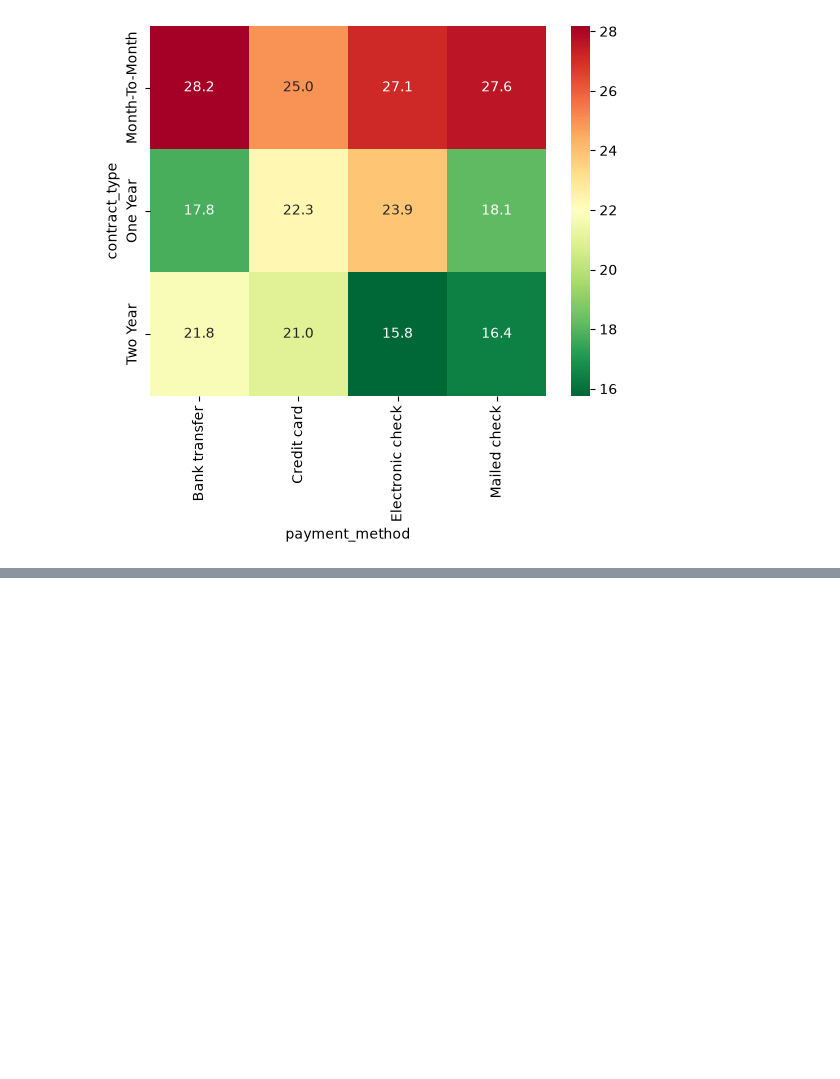
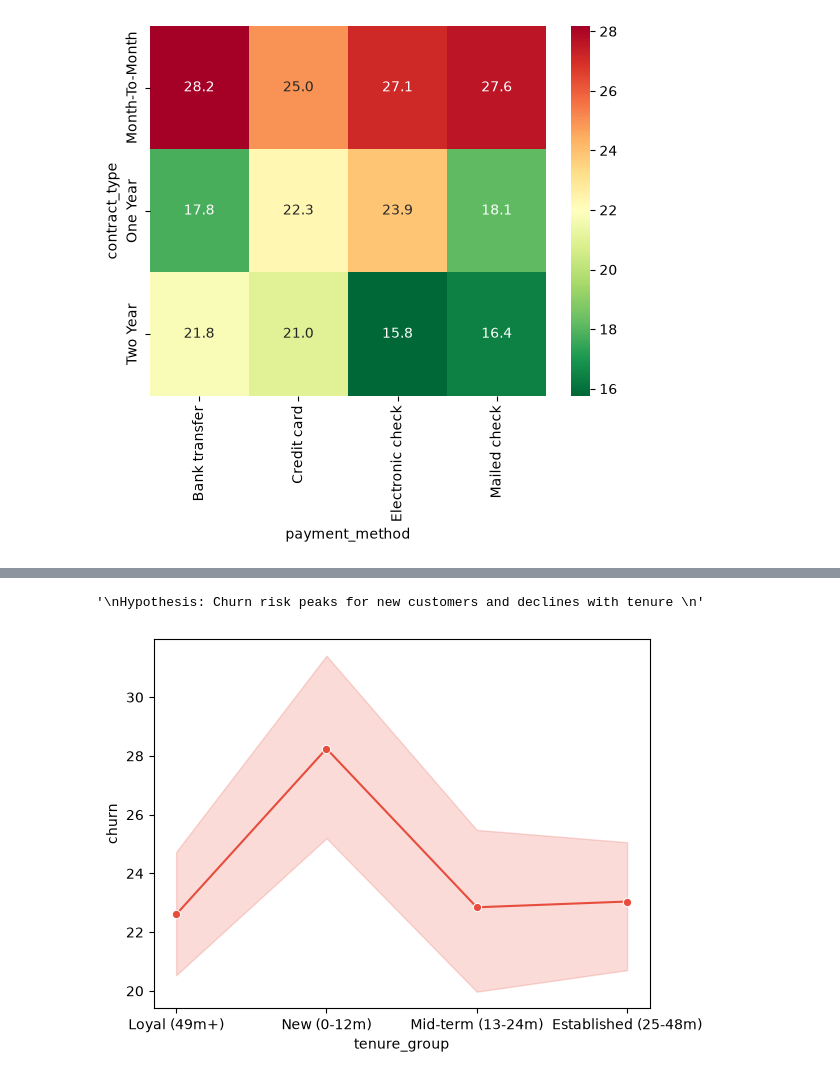
Before and after one commit to jerinira/telecom-churn-analysis, a Jupyter notebook: notebooks/03_test_exploratory_data_analysis.ipynb, the cells around one changed output, grey strips where cells are left out. Saved outputs shown, nothing was run; the diff lists cells and outputs as text; code cells hidden in the pictures; blank space fills up the shorter version.

```diff
--- a/notebooks/03_test_exploratory_data_analysis.ipynb
+++ b/notebooks/03_test_exploratory_data_analysis.ipynb
@@ -141,0 +169,19 @@ sns.heatmap(
+# %%
+""" Cohort analysis: Churn rate across customer lifecycle stages """
+
+
+sns.lineplot(
+    data=df,
+    x="tenure_group",
+    y=(df["churn"] == "Yes").astype(int) * 100,
+    estimator="mean",
+    marker="o",
+    color="#e74c3c"
+)
+
+"""
+Hypothesis: Churn risk peaks for new customers and declines with tenure
+"""
+# %% [output]
+'\nHypothesis: Churn risk peaks for new customers and declines with tenure \n'
+[figure, added]
```
Also changed, not shown: parts of 4 cells of this notebook, 1 other file.
